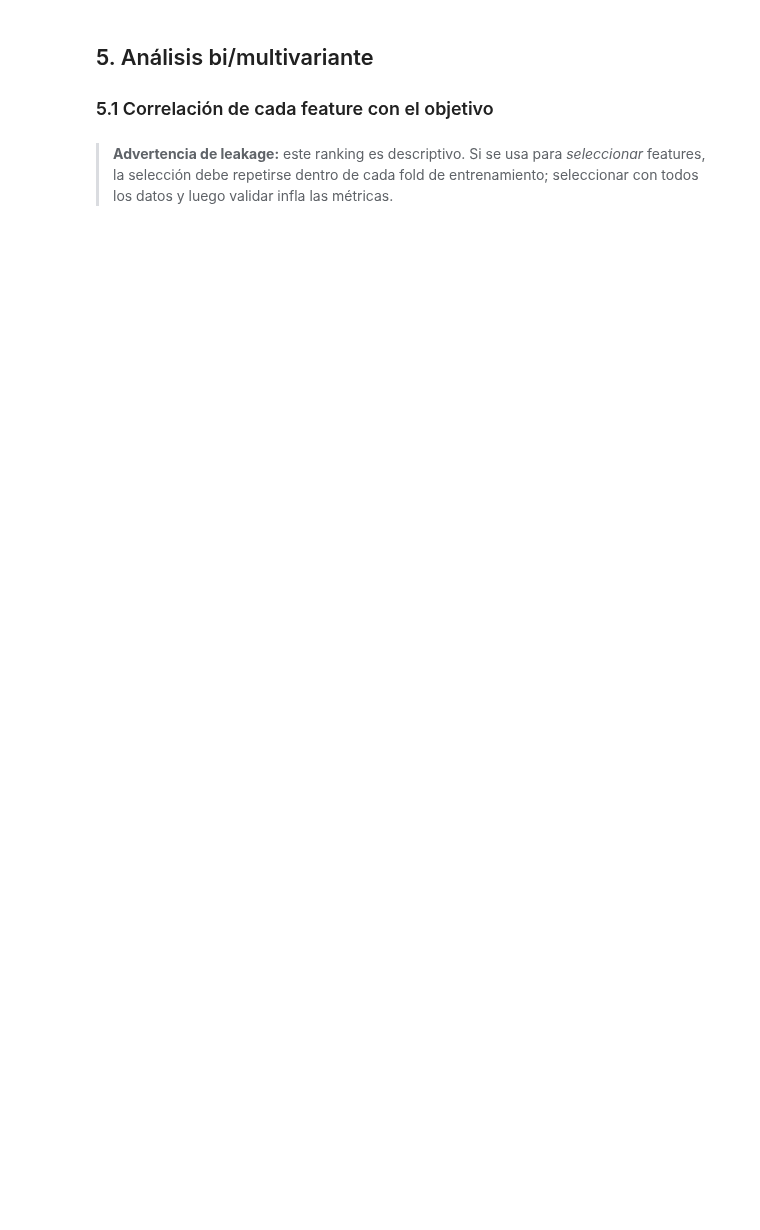
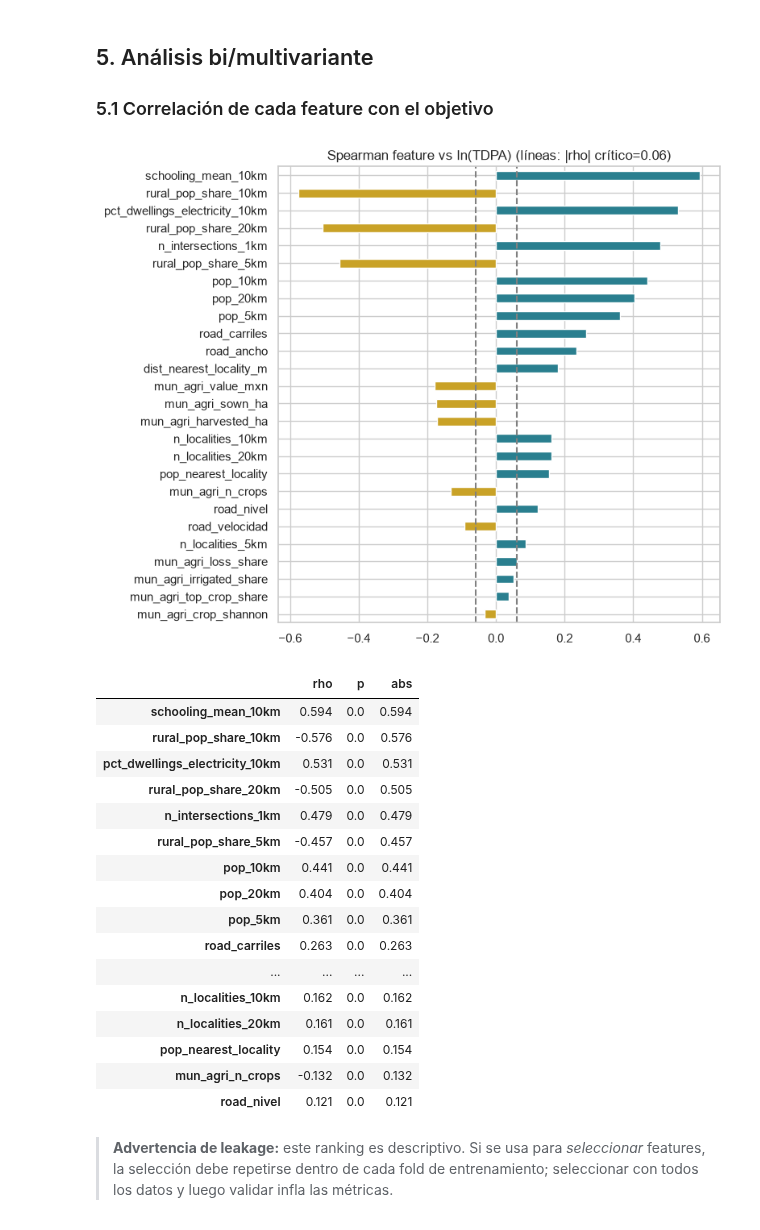
Before and after one commit to AEST2722/Equipo20_EnergyIntelligence, a Jupyter notebook: 04_NOTEBOOKS/02_EDA_TOP_Model_Table.ipynb, the cells around one changed output. Saved outputs shown, nothing was run; the diff lists cells and outputs as text; code cells hidden in the pictures; blank space fills up the shorter version.

```diff
--- a/04_NOTEBOOKS/02_EDA_TOP_Model_Table.ipynb
+++ b/04_NOTEBOOKS/02_EDA_TOP_Model_Table.ipynb
@@ -148,13 +279,35 @@ if f.exists():
 ### 5.1 Correlación de cada feature con el objetivo
 # %%
 rel = pd.DataFrame({c: stats.spearmanr(df[c], df[TARGET], nan_policy="omit")[:2] for c in num}, index=["rho", "p"]).T
-rel["abs"] = rel["rho"].abs(); rel = rel.sort_values("abs", ascending=False)
-r_crit = np.tanh(1.96 / np.sqrt(len(df) - 3))
-fig, ax = plt.subplots(figsize=(8, max(4, .25*len(rel))))
-rel["rho"].iloc[::-1].plot.barh(ax=ax, color=np.where(rel["rho"].iloc[::-1] > 0, "#2a7f8f", "#c9a227"))
-ax.axvline(r_crit, ls="--", c="gray"); ax.axvline(-r_crit, ls="--", c="gray")
-ax.set_title(f"Spearman feature vs ln(TDPA) (líneas: |rho| crítico={r_crit:.2f})"); savefig("08_corr_with_target")
-display(rel.round(3).head(20))
+if len(rel):
+    rel["abs"] = rel["rho"].abs(); rel = rel.sort_values("abs", ascending=False)
+    r_crit = np.tanh(1.96 / np.sqrt(len(df) - 3))
+    fig, ax = plt.subplots(figsize=(8, max(4, .25*len(rel))))
+    rel["rho"].iloc[::-1].plot.barh(ax=ax, color=np.where(rel["rho"].iloc[::-1] > 0, "#2a7f8f", "#c9a227"))
+    ax.axvline(r_crit, ls="--", c="gray"); ax.axvline(-r_crit, ls="--", c="gray")
+    ax.set_title(f"Spearman feature vs ln(TDPA) (líneas: |rho| crítico={r_crit:.2f})"); savefig("08_corr_with_target")
+    display(rel.round(3).head(20))
+else:
+    print("Asociación feature–objetivo pendiente hasta calcular features territoriales para los TOP.")
+# %% [output]
+[figure, added]
+|  | rho | p | abs |
+| schooling_mean_10km | 0.594 | 0.0 | 0.594 |
+| rural_pop_share_10km | -0.576 | 0.0 | 0.576 |
+| pct_dwellings_electricity_10km | 0.531 | 0.0 | 0.531 |
+| rural_pop_share_20km | -0.505 | 0.0 | 0.505 |
+| n_intersections_1km | 0.479 | 0.0 | 0.479 |
+| rural_pop_share_5km | -0.457 | 0.0 | 0.457 |
+| pop_10km | 0.441 | 0.0 | 0.441 |
+| pop_20km | 0.404 | 0.0 | 0.404 |
+| pop_5km | 0.361 | 0.0 | 0.361 |
+| road_carriles | 0.263 | 0.0 | 0.263 |
+| ... | ... | ... | ... |
+| n_localities_10km | 0.162 | 0.0 | 0.162 |
+| n_localities_20km | 0.161 | 0.0 | 0.161 |
+| pop_nearest_locality | 0.154 | 0.0 | 0.154 |
+| mun_agri_n_crops | -0.132 | 0.0 | 0.132 |
+| road_nivel | 0.121 | 0.0 | 0.121 |
 # %% [markdown]
 > **Advertencia de leakage:** este ranking es descriptivo. Si se usa para *seleccionar* features, la selección debe
 > repetirse dentro de cada fold de entrenamiento; seleccionar con todos los datos y luego validar infla las métricas.
```
Also changed, not shown: parts of 23 cells of this notebook, 29 other files.
